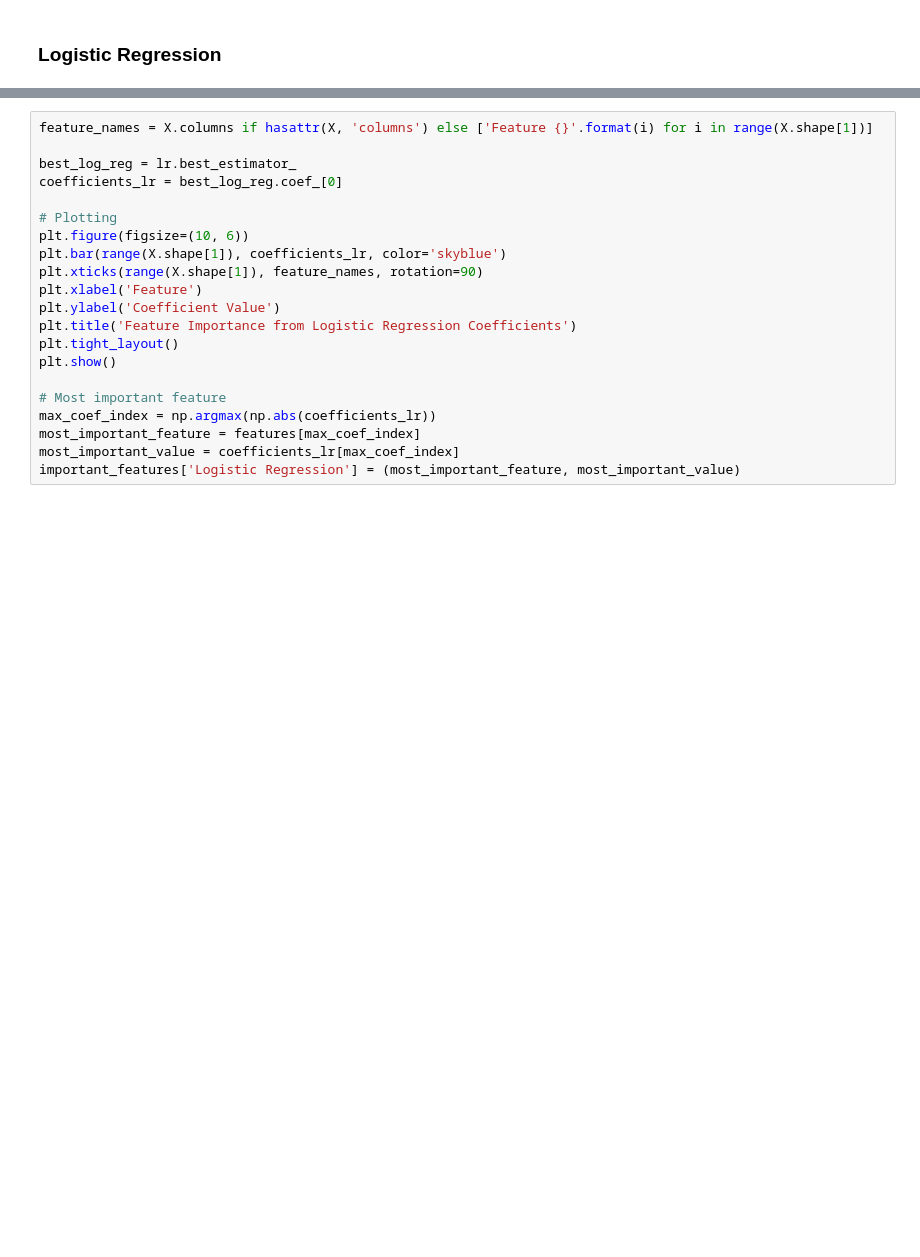
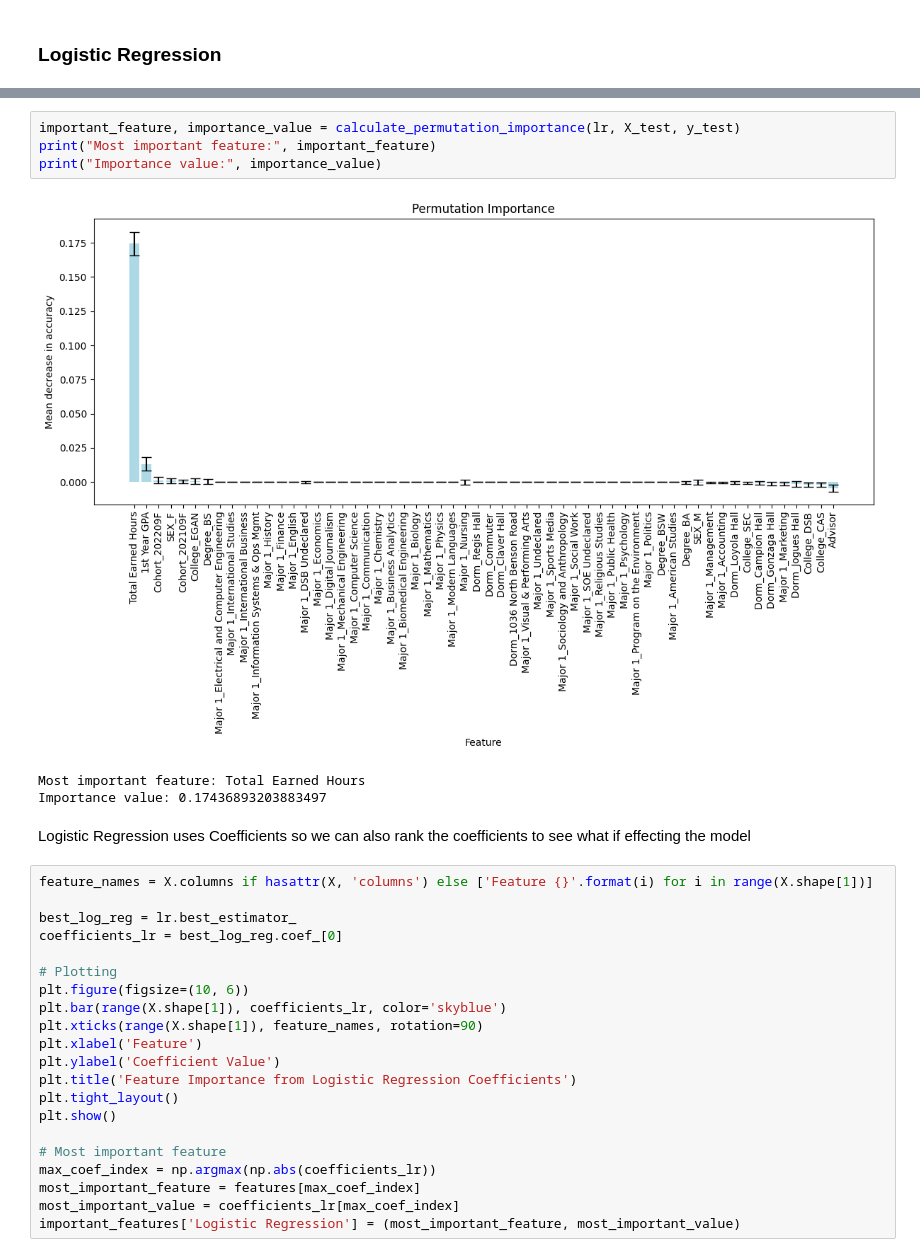
Before and after one commit to kflemming30/Student-Drop-Out-Prediction, a Jupyter notebook: DropOutAnalysis.ipynb, the cells around one changed output, grey strips where cells are left out. Drawn from its saved outputs; the diff is of its cells as text; blank space fills up the shorter version.

```diff
--- a/DropOutAnalysis.ipynb
+++ b/DropOutAnalysis.ipynb
@@ -537,6 +570,16 @@ Increase the number of iterations (max_iter) or scale the data as shown in:
 Please also refer to the documentation for alternative solver options:
     https://scikit-learn.org/stable/modules/linear_model.html#logistic-regression
 {'k-NNs': 0.977, 'Logistic Regression': 0.981}
+# %%
+important_feature, importance_value = calculate_permutation_importance(lr, X_test, y_test)
+print("Most important feature:", important_feature)
+print("Importance value:", importance_value)
+# %% [output]
+[figure, added]
+Most important feature: Total Earned Hours
+Importance value: 0.17436893203883497
+# %% [markdown]
+Logistic Regression uses Coefficients so we can also rank the coefficients to see what if effecting the model
 # %%
 feature_names = X.columns if hasattr(X, 'columns') else ['Feature {}'.format(i) for i in range(X.shape[1])]
 
```
Also changed, not shown: parts of 28 cells of this notebook.
